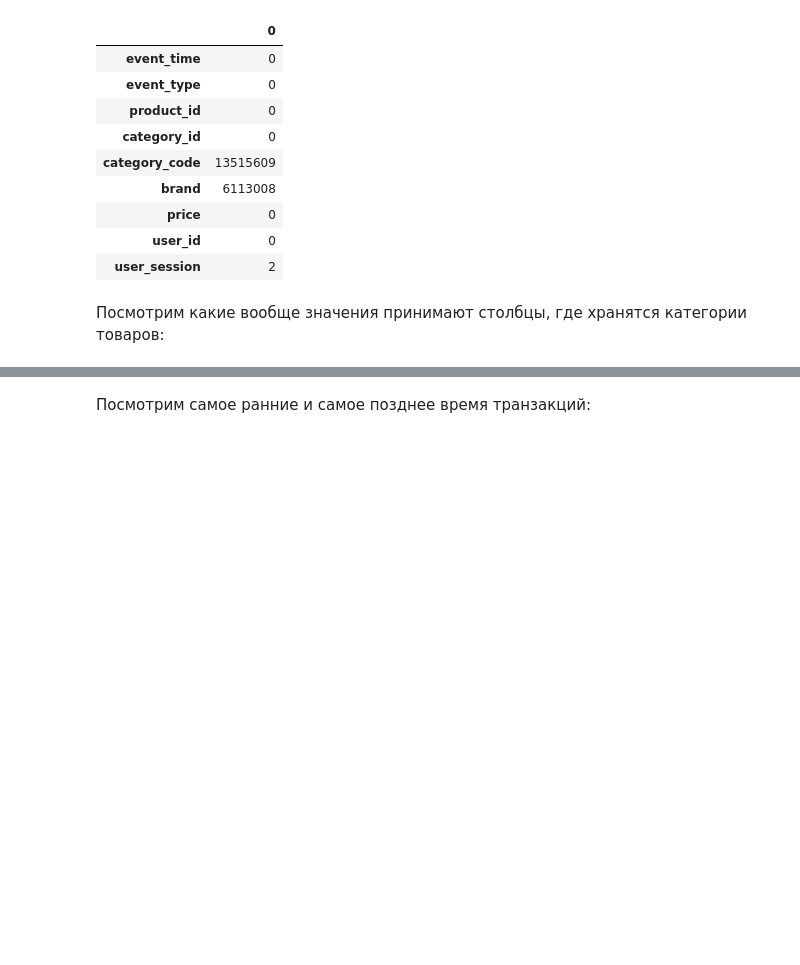
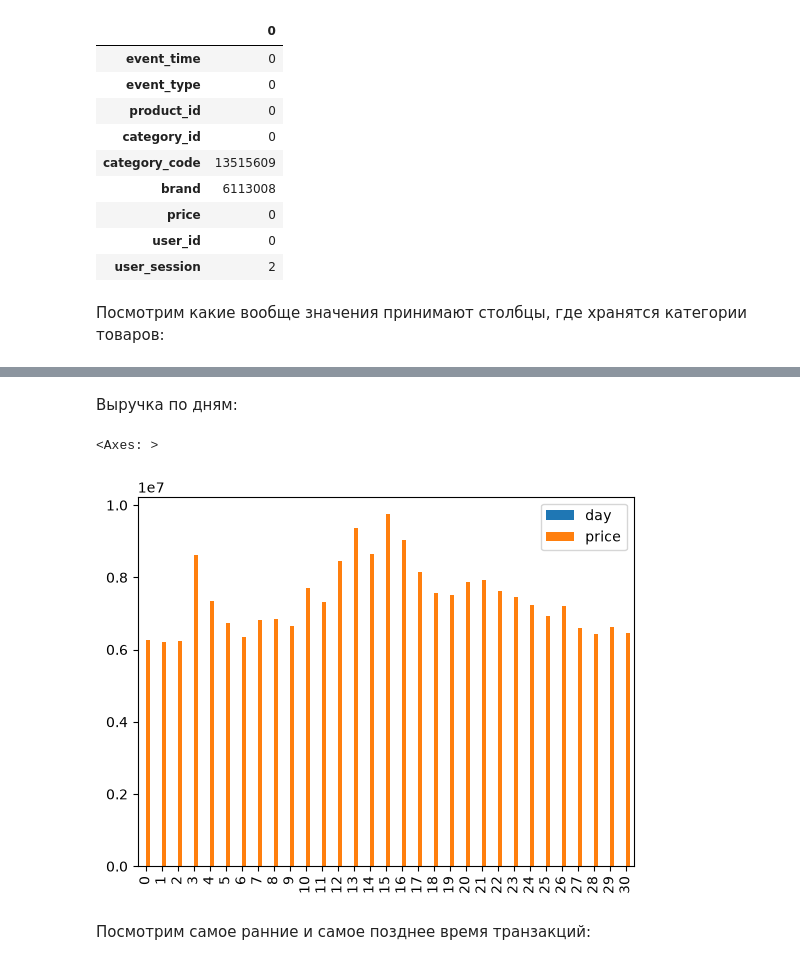
Before and after one commit to AlkhovskiiKY/ecommerce-eda-retention, a Jupyter notebook: eda.ipynb, the cells around one changed output, grey strips where cells are left out. Cells and saved outputs as stored; diff of their text form; code cells hidden in the pictures; blank space fills up the shorter version.

```diff
--- a/eda.ipynb
+++ b/eda.ipynb
@@ -136,3 +192,17 @@ con.sql("""
+# %% [markdown]
+Выручка по дням:
+# %%
+price_sale_per_day = con.sql('''
+        SELECT EXTRACT(day FROM event_time) as day, SUM(price) as price
+        FROM events
+        WHERE event_type='purchase'
+        GROUP BY EXTRACT(day FROM event_time)
+''').df()
+
+price_sale_per_day.plot.bar()
+# %% [output]
+<Axes: >
+[figure, added]
 # %% [markdown]
 Посмотрим самое ранние и самое позднее время транзакций:
 # %%
```
Also changed, not shown: parts of 23 cells of this notebook, 1 other file.
